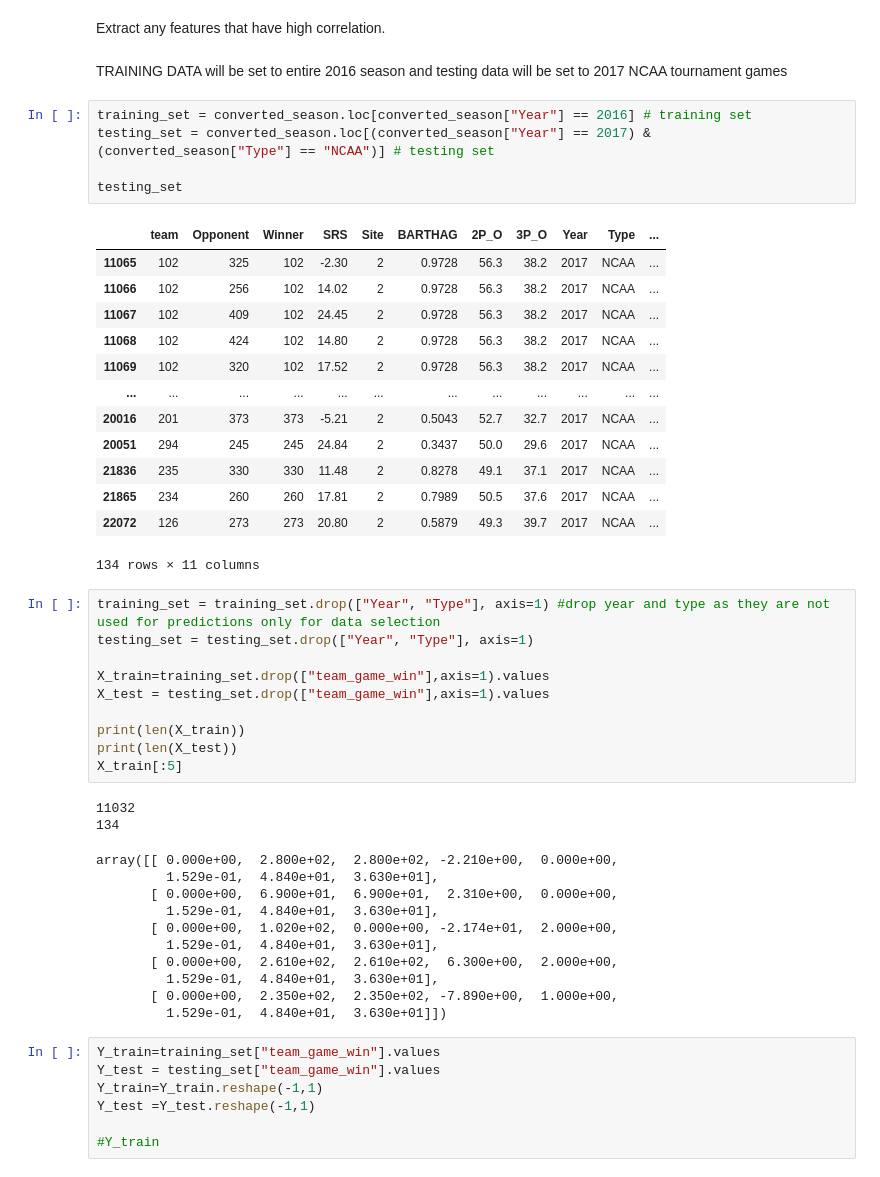
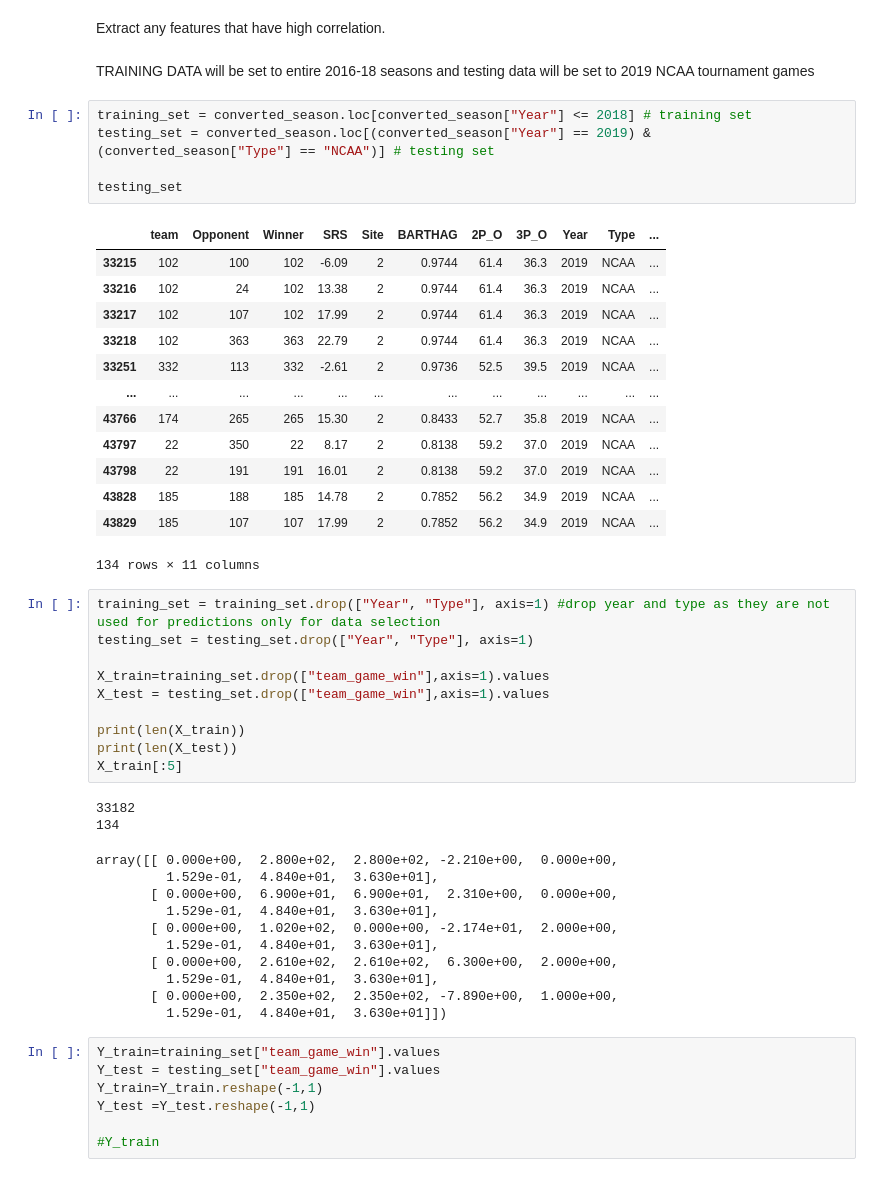
Before and after one commit to ktian9/svm-cs490, a Jupyter notebook: svm_notebook_v2.ipynb, the cells around one changed output. Cells and saved outputs as stored; diff of their text form.

Commit message:
changed training to 2016-18 and test on 2019 dataset

```diff
--- a/svm_notebook_v2.ipynb
+++ b/svm_notebook_v2.ipynb
@@ -212,25 +210,25 @@ Note: you may need to restart the kernel to use updated packages.
 # %% [markdown]
 Extract any features that have high correlation.
 # %% [markdown]
-TRAINING DATA will be set to entire 2016 season and testing data will be set to 2017 NCAA tournament games
+TRAINING DATA will be set to entire 2016-18 seasons and testing data will be set to 2019 NCAA tournament games
 # %%
-training_set = converted_season.loc[converted_season["Year"] == 2016] # training set
-testing_set = converted_season.loc[(converted_season["Year"] == 2017) & (converted_season["Type"] == "NCAA")] # testing set
+training_set = converted_season.loc[converted_season["Year"] <= 2018] # training set
+testing_set = converted_season.loc[(converted_season["Year"] == 2019) & (converted_season["Type"] == "NCAA")] # testing set
 
 testing_set
 # %% [output]
 |  | team | Opponent | Winner | SRS | Site | BARTHAG | 2P_O | 3P_O | Year | Type | ... |
-| 11065 | 102 | 325 | 102 | -2.30 | 2 | 0.9728 | 56.3 | 38.2 | 2017 | NCAA | ... |
-| 11066 | 102 | 256 | 102 | 14.02 | 2 | 0.9728 | 56.3 | 38.2 | 2017 | NCAA | ... |
-| 11067 | 102 | 409 | 102 | 24.45 | 2 | 0.9728 | 56.3 | 38.2 | 2017 | NCAA | ... |
-| 11068 | 102 | 424 | 102 | 14.80 | 2 | 0.9728 | 56.3 | 38.2 | 2017 | NCAA | ... |
-| 11069 | 102 | 320 | 102 | 17.52 | 2 | 0.9728 | 56.3 | 38.2 | 2017 | NCAA | ... |
+| 33215 | 102 | 100 | 102 | -6.09 | 2 | 0.9744 | 61.4 | 36.3 | 2019 | NCAA | ... |
+| 33216 | 102 | 24 | 102 | 13.38 | 2 | 0.9744 | 61.4 | 36.3 | 2019 | NCAA | ... |
+| 33217 | 102 | 107 | 102 | 17.99 | 2 | 0.9744 | 61.4 | 36.3 | 2019 | NCAA | ... |
+| 33218 | 102 | 363 | 363 | 22.79 | 2 | 0.9744 | 61.4 | 36.3 | 2019 | NCAA | ... |
+| 33251 | 332 | 113 | 332 | -2.61 | 2 | 0.9736 | 52.5 | 39.5 | 2019 | NCAA | ... |
 | ... | ... | ... | ... | ... | ... | ... | ... | ... | ... | ... | ... |
-| 20016 | 201 | 373 | 373 | -5.21 | 2 | 0.5043 | 52.7 | 32.7 | 2017 | NCAA | ... |
-| 20051 | 294 | 245 | 245 | 24.84 | 2 | 0.3437 | 50.0 | 29.6 | 2017 | NCAA | ... |
-| 21836 | 235 | 330 | 330 | 11.48 | 2 | 0.8278 | 49.1 | 37.1 | 2017 | NCAA | ... |
-| 21865 | 234 | 260 | 260 | 17.81 | 2 | 0.7989 | 50.5 | 37.6 | 2017 | NCAA | ... |
-| 22072 | 126 | 273 | 273 | 20.80 | 2 | 0.5879 | 49.3 | 39.7 | 2017 | NCAA | ... |
+| 43766 | 174 | 265 | 265 | 15.30 | 2 | 0.8433 | 52.7 | 35.8 | 2019 | NCAA | ... |
+| 43797 | 22 | 350 | 22 | 8.17 | 2 | 0.8138 | 59.2 | 37.0 | 2019 | NCAA | ... |
+| 43798 | 22 | 191 | 191 | 16.01 | 2 | 0.8138 | 59.2 | 37.0 | 2019 | NCAA | ... |
+| 43828 | 185 | 188 | 185 | 14.78 | 2 | 0.7852 | 56.2 | 34.9 | 2019 | NCAA | ... |
+| 43829 | 185 | 107 | 107 | 17.99 | 2 | 0.7852 | 56.2 | 34.9 | 2019 | NCAA | ... |
 134 rows × 11 columns
 # %%
 training_set = training_set.drop(["Year", "Type"], axis=1) #drop year and type as they are not used for predictions only for data selection
@@ -243,7 +241,7 @@ print(len(X_train))
 print(len(X_test))
 X_train[:5]
 # %% [output]
-11032
+33182
 134
 array([[ 0.000e+00,  2.800e+02,  2.800e+02, -2.210e+00,  0.000e+00,
          1.529e-01,  4.840e+01,  3.630e+01],
```
Also changed, not shown: parts of 4 cells of this notebook.
